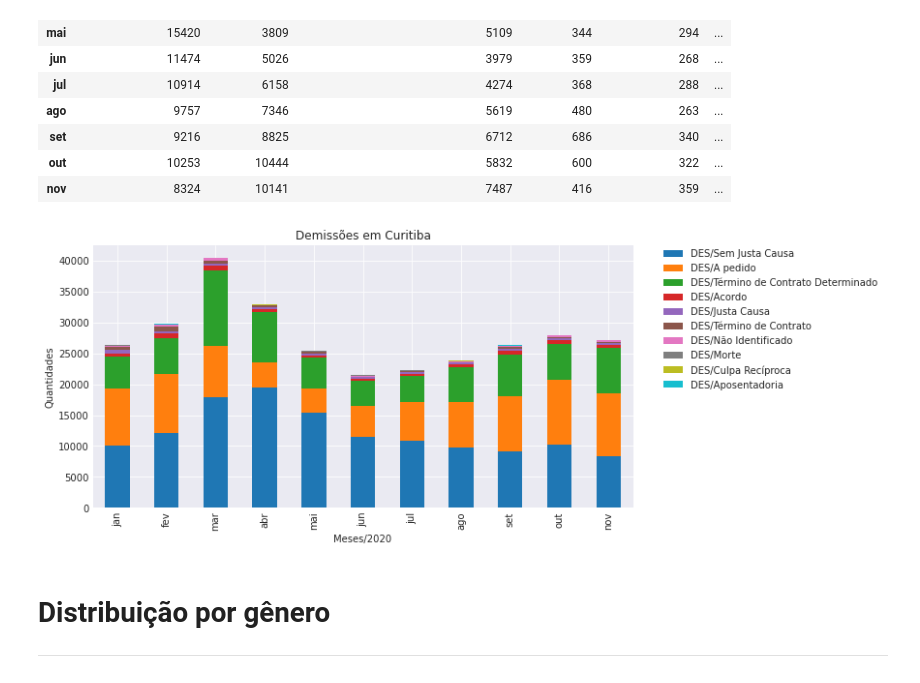
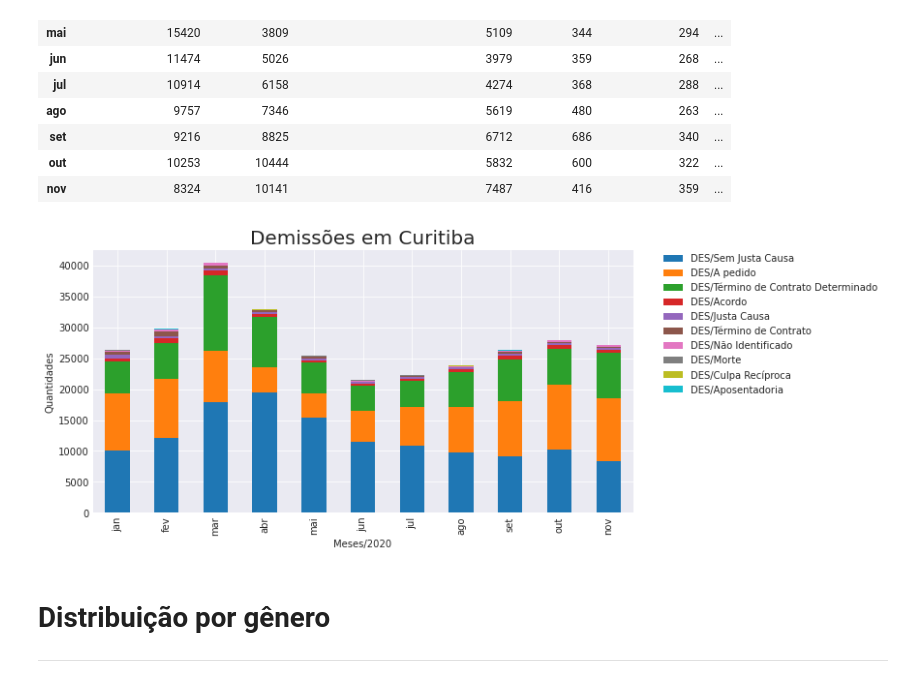
Before and after one commit to emariot/CAGED-CWB, a Jupyter notebook: Novo Caged.ipynb, the cells around one changed output. Saved outputs shown, nothing was run; the diff lists cells and outputs as text; code cells hidden in the pictures.

```diff
--- a/Novo Caged.ipynb
+++ b/Novo Caged.ipynb
@@ -298,12 +299,12 @@ des_desc
 # %%
 with plt.style.context('seaborn-darkgrid'):
     des_desc.plot(kind="bar", stacked=True, figsize=(10,5))
     plt.legend(bbox_to_anchor=(1.05, 1), loc='upper left', borderaxespad=0.)
-    plt.title("Demissões em Curitiba")
+    plt.title("Demissões em Curitiba", fontsize=20)
     plt.xlabel("Meses/2020")
     plt.ylabel("Quantidades");
 # %% [output]
-[figure, old version]
+[figure, new version]
 # %% [markdown]
 # Distribuição por gênero
 ---
```
Also changed, not shown: parts of 3 cells of this notebook.
